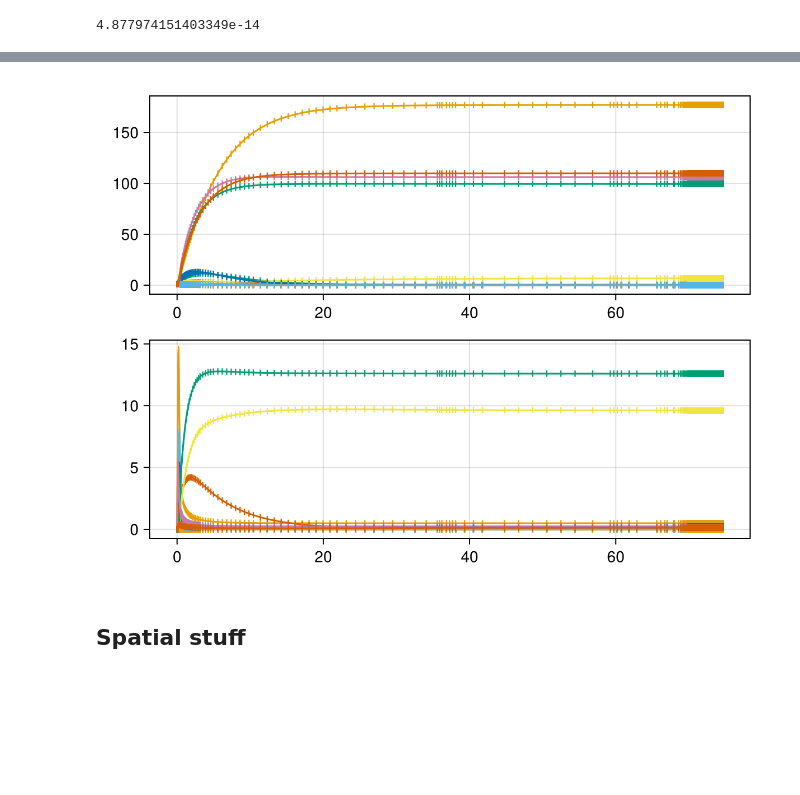
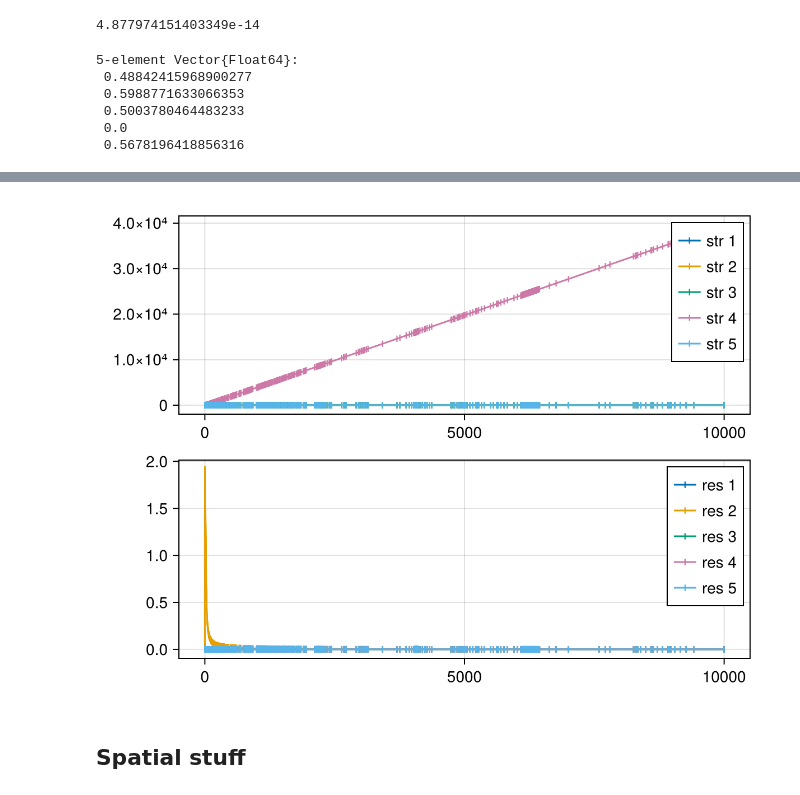
Before and after one commit to kockahonza/SSMC, a Jupyter notebook: notebooks/rg_unstructured.ipynb, the cells around one changed output, grey strips where cells are left out. Saved outputs shown, nothing was run; the diff lists cells and outputs as text; code cells hidden in the pictures; blank space fills up the shorter version.

```diff
--- a/notebooks/rg_unstructured.ipynb
+++ b/notebooks/rg_unstructured.ipynb
@@ -146,13 +238,24 @@ maximum(abs, sss.resid)
 # %% [output]
   4.895337 seconds (199.53 k allocations: 62.847 MiB)
 4.877974151403349e-14
+# %%
+ps.m
+# %% [output]
+5-element Vector{Float64}:
+ 0.48842415968900277
+ 0.5988771633066353
+ 0.5003780464483233
+ 0.0
+ 0.5678196418856316
 # %%
 # Fixed time with evolution
 u0 = make_u0_smart(ps; u0=:onlyN);
 p = make_mmicrm_problem(ps, u0, 10000);
 p = remake_guarantee_positive(p)
 
-s = solve(p, QNDF())
+s = solve(p, QNDF();
+    callback=make_timer_callback(60)
+)
 
 f = plot_mmicrm_sol(s)
 # display(GLMakie.Screen(), f)
@@ -163,4 +264,4 @@ f
-[figure, old version]
+[figure, new version]
 # %% [markdown]
 ## Spatial stuff
 # %%
```
Also changed, not shown: parts of 20 cells of this notebook, 1 other file.
